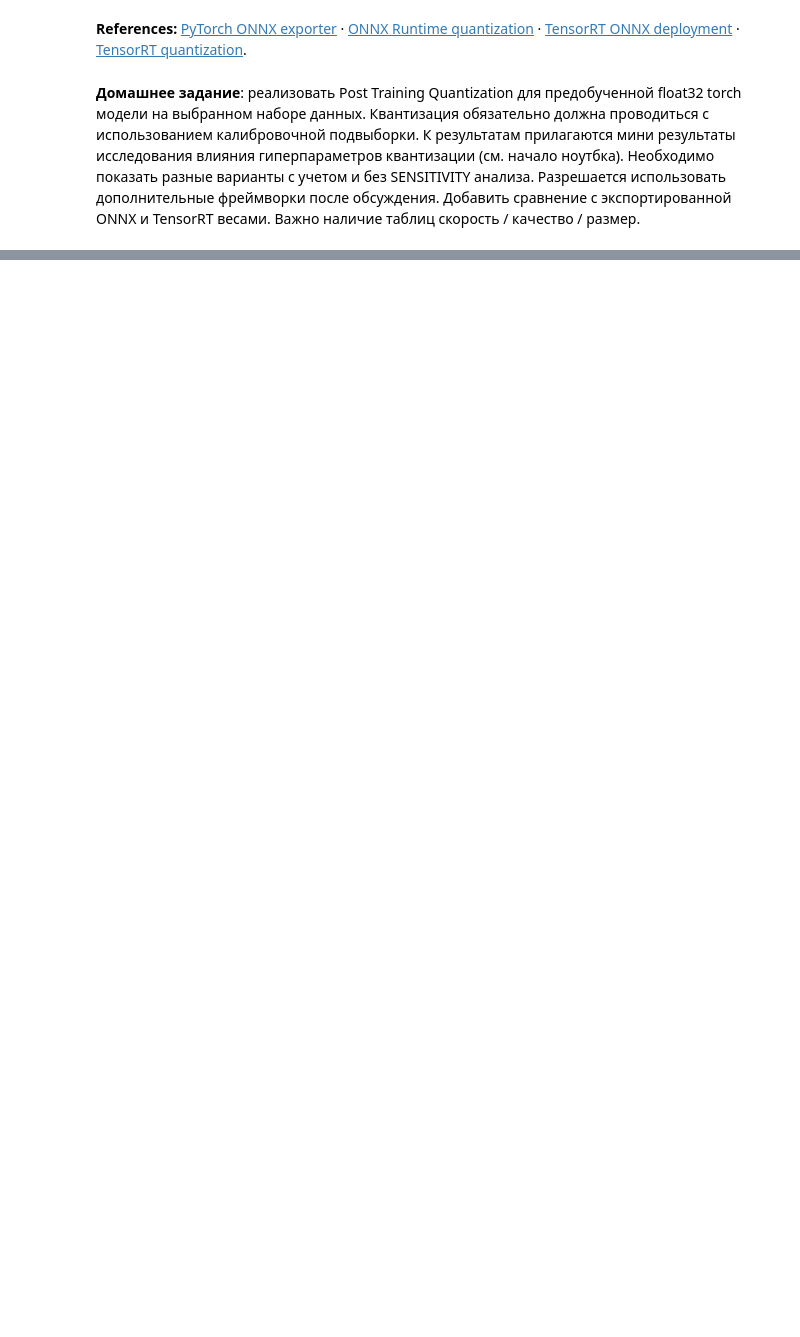
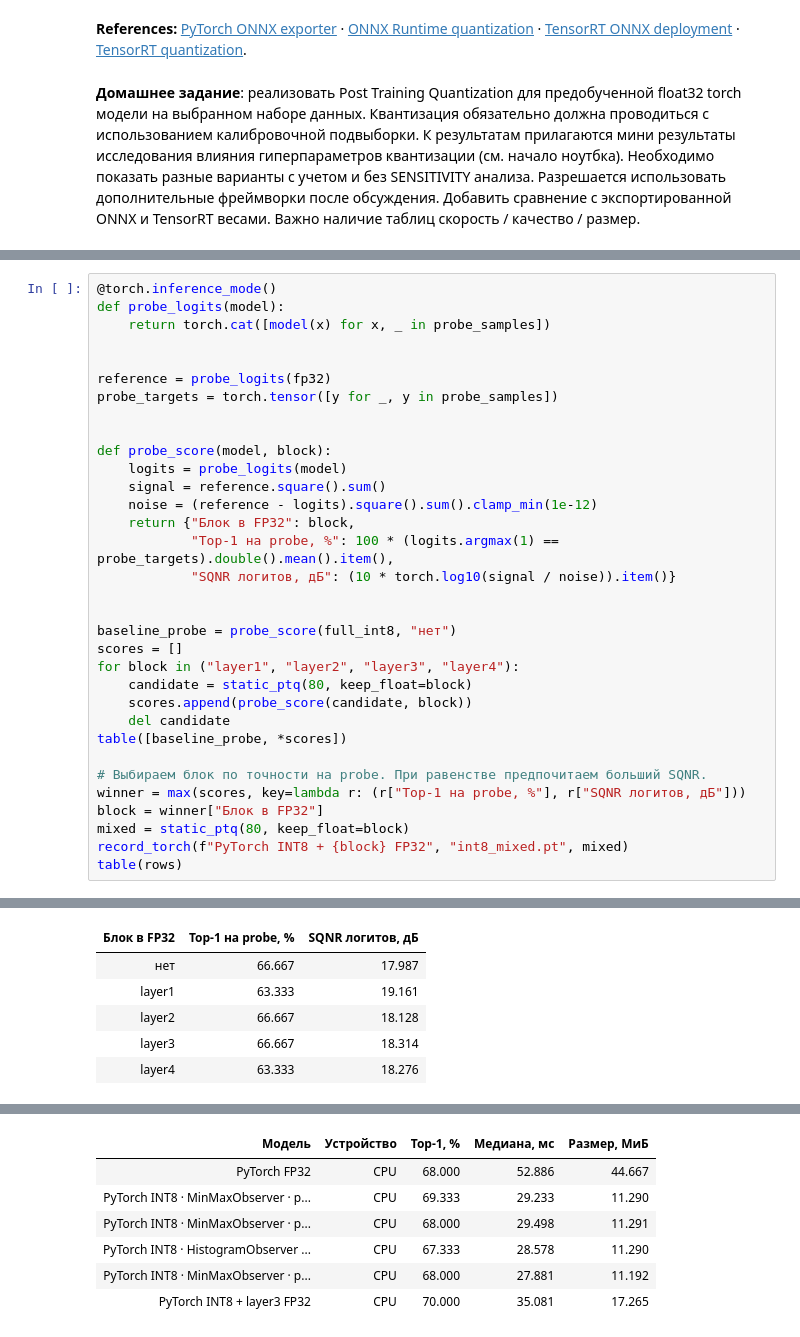
Before and after one commit to AnastasiayA26/MTAI2026-Deep-learning-frameworks-seminars-autumn, a Jupyter notebook: seminar_5/Post_Training_Quantization.ipynb, the cells around one changed output, grey strips where cells are left out. Saved outputs shown, nothing was run; the diff lists cells and outputs as text; blank space fills up the shorter version.

```diff
--- a/seminar_5/Post_Training_Quantization.ipynb
+++ b/seminar_5/Post_Training_Quantization.ipynb
@@ -623,0 +1068,34 @@ else:
+# %%
+@torch.inference_mode()
+def probe_logits(model):
+    return torch.cat([model(x) for x, _ in probe_samples])
+
+
+reference = probe_logits(fp32)
+probe_targets = torch.tensor([y for _, y in probe_samples])
+
+
+def probe_score(model, block):
+    logits = probe_logits(model)
+    signal = reference.square().sum()
+    noise = (reference - logits).square().sum().clamp_min(1e-12)
+    return {"Блок в FP32": block,
+            "Top-1 на probe, %": 100 * (logits.argmax(1) == probe_targets).double().mean().item(),
+            "SQNR логитов, дБ": (10 * torch.log10(signal / noise)).item()}
+
+
+baseline_probe = probe_score(full_int8, "нет")
+scores = []
+for block in ("layer1", "layer2", "layer3", "layer4"):
+    candidate = static_ptq(80, keep_float=block)
+    scores.append(probe_score(candidate, block))
+    del candidate
+table([baseline_probe, *scores])
+
+# Выбираем блок по точности на probe. При равенстве предпочитаем больший SQNR.
+winner = max(scores, key=lambda r: (r["Top-1 на probe, %"], r["SQNR логитов, дБ"]))
+block = winner["Блок в FP32"]
+mixed = static_ptq(80, keep_float=block)
+record_torch(f"PyTorch INT8 + {block} FP32", "int8_mixed.pt", mixed)
+table(rows)
+# %% [output]
@@ -623,0 +1119,6 @@ else:
+| Блок в FP32 | Top-1 на probe, % | SQNR логитов, дБ |
+| нет | 66.667 | 17.987 |
+| layer1 | 63.333 | 19.161 |
+| layer2 | 66.667 | 18.128 |
+| layer3 | 66.667 | 18.314 |
+| layer4 | 63.333 | 18.276 |
@@ -623,0 +1137,7 @@ else:
+| Модель | Устройство | Top-1, % | Медиана, мс | Размер, МиБ |
+| PyTorch FP32 | CPU | 68.000 | 52.886 | 44.667 |
+| PyTorch INT8 · MinMaxObserver · p... | CPU | 69.333 | 29.233 | 11.290 |
+| PyTorch INT8 · MinMaxObserver · p... | CPU | 68.000 | 29.498 | 11.291 |
+| PyTorch INT8 · HistogramObserver ... | CPU | 67.333 | 28.578 | 11.290 |
+| PyTorch INT8 · MinMaxObserver · p... | CPU | 68.000 | 27.881 | 11.192 |
+| PyTorch INT8 + layer3 FP32 | CPU | 70.000 | 35.081 | 17.265 |
```
Also changed, not shown: parts of 49 cells of this notebook.
